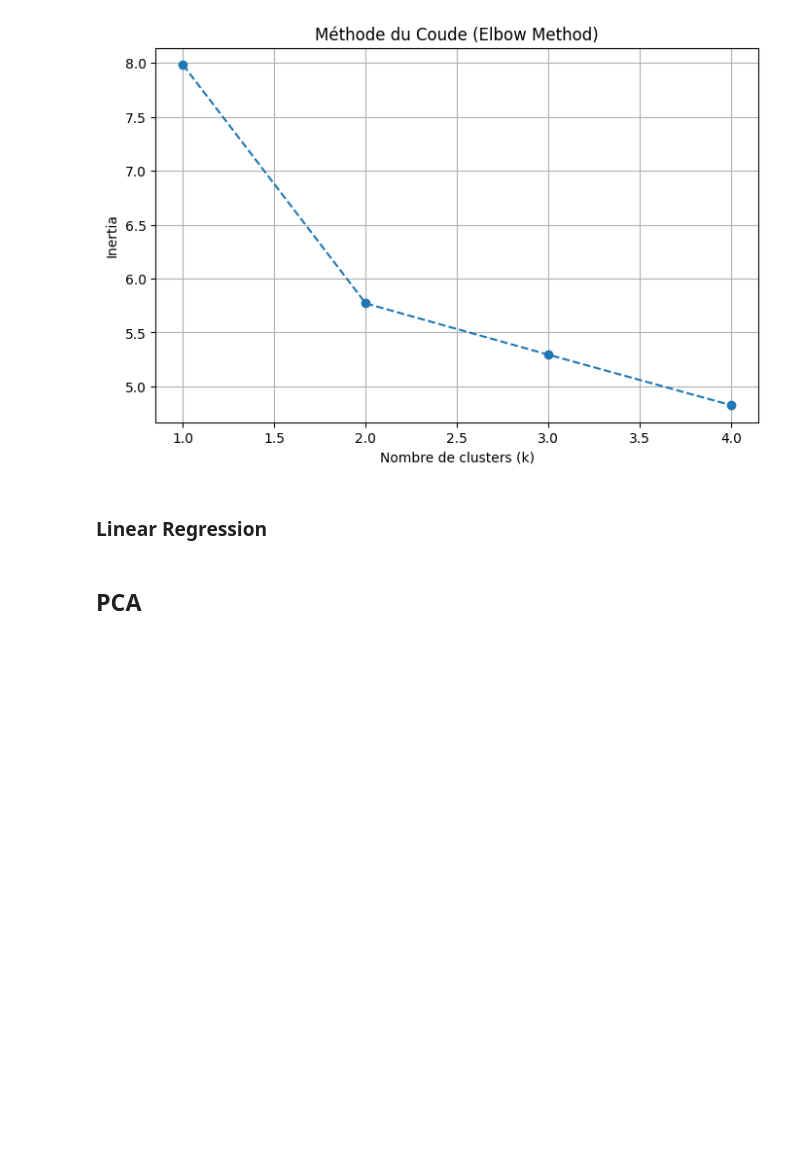
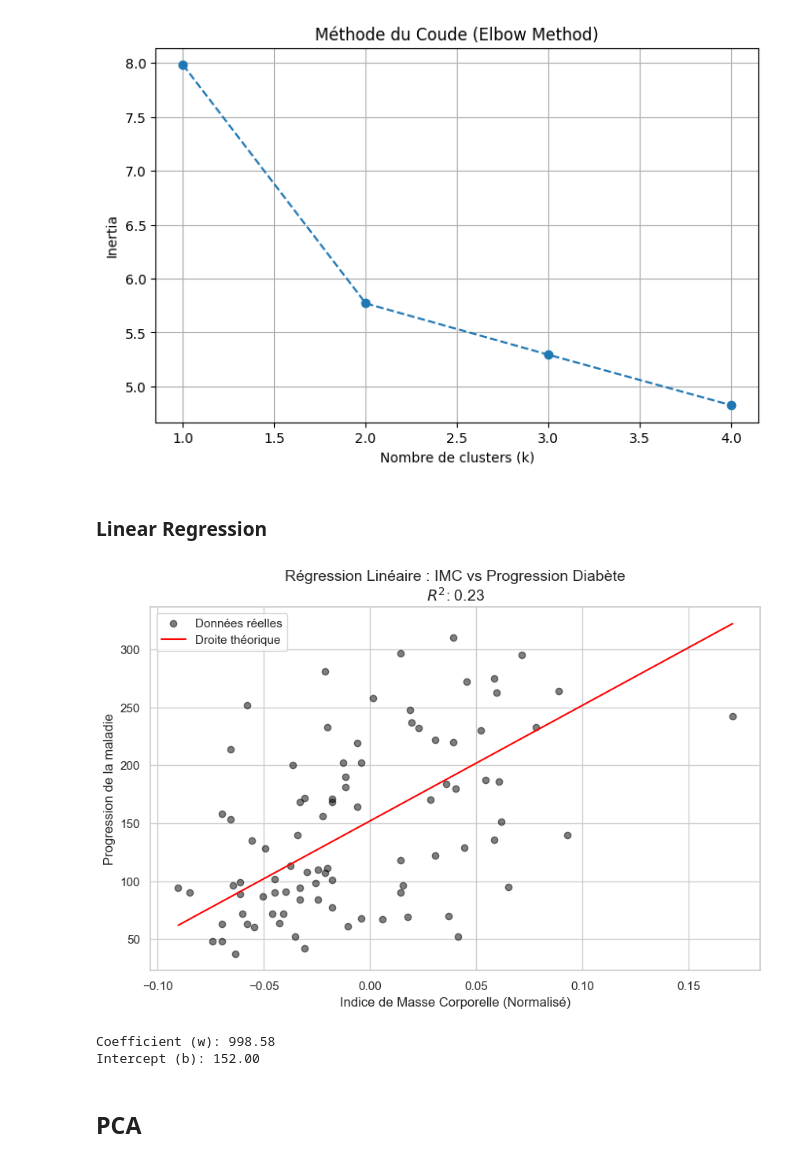
Before and after one commit to T1m045/revision-l3, a Jupyter notebook: docs/ia.ipynb, the cells around one changed output. Drawn from its saved outputs; the diff is of its cells as text; code cells hidden in the pictures; blank space fills up the shorter version.

Commit message:
feat: ajout linearRegression

```diff
--- a/docs/ia.ipynb
+++ b/docs/ia.ipynb
@@ -491,5 +491,54 @@ coordonnée cluster: [[ 0.01882817  0.04944217 -0.00224464  0.00692415 -0.023977
 [figure]
 # %% [markdown]
 ### Linear Regression
+# %%
+import matplotlib.pyplot as plt
+import seaborn as sns
+import numpy as np
+from sklearn.linear_model import LinearRegression
+from sklearn.metrics import mean_squared_error, r2_score
+from sklearn.datasets import load_diabetes
+from sklearn.model_selection import train_test_split
+
+diabetes = load_diabetes()
+X = diabetes.data[:, np.newaxis, 2]
+y = diabetes.target
+
+X_train, X_test, y_train, y_test = train_test_split(
+    X, y, test_size=0.2, random_state=42
+)
+
+regr = LinearRegression()
+regr.fit(X_train, y_train)
+
+y_pred = regr.predict(X_test)
+
+sns.set_theme(style="whitegrid")
+plt.figure(figsize=(10, 6))
+
+plt.scatter(X_test, y_test, color="black", alpha=0.5, label="Données réelles")
+
+# coordonnée x
+x_axe = np.linspace(X.min(), X.max(), 100).reshape(-1, 1)
+# coordonnée y
+y_courbe = regr.coef_[0] * x_axe + regr.intercept_
+# droite crée par l'algorithme
+plt.plot(x_axe, y_courbe, color='red', label='Droite théorique')
+
+plt.title(
+    f"Régression Linéaire : IMC vs Progression Diabète\n$R^2$: {r2_score(y_test, y_pred):.2f}",
+    fontsize=14,
+)
+plt.xlabel("Indice de Masse Corporelle (Normalisé)")
+plt.ylabel("Progression de la maladie")
+plt.legend()
+plt.show()
+
+print(f"Coefficient (w): {regr.coef_[0]:.2f}")
+print(f"Intercept (b): {regr.intercept_:.2f}")
+# %% [output]
+[figure, added]
+Coefficient (w): 998.58
+Intercept (b): 152.00
 # %% [markdown]
 ## PCA
```
Also changed, not shown: 1 other file.
